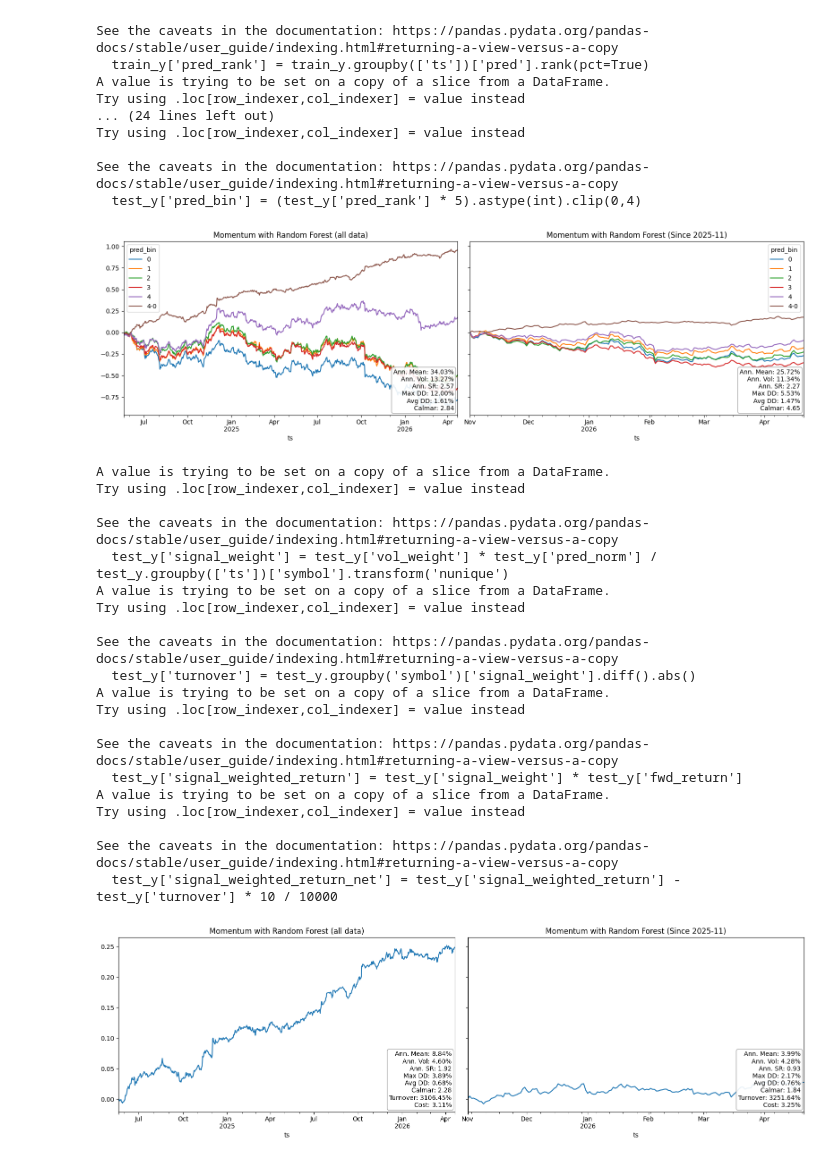
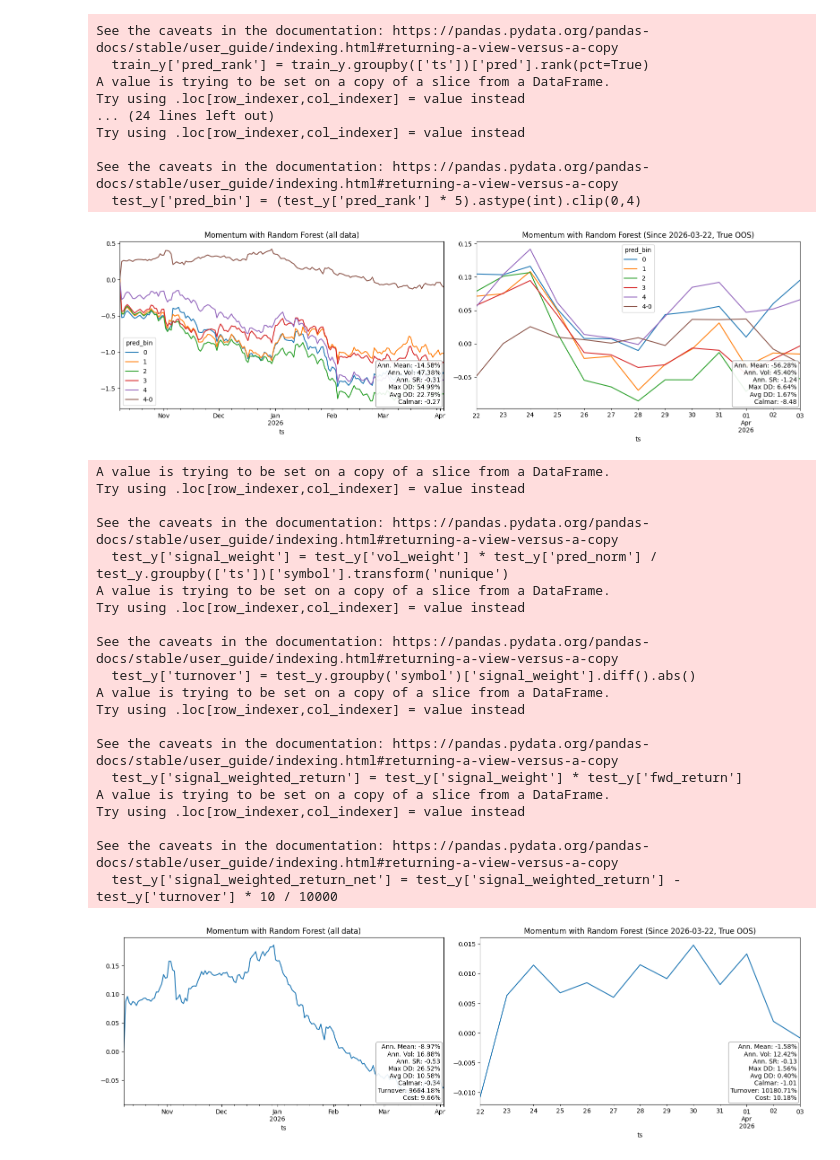
Before and after one commit to kcf1/Multistrat, a Jupyter notebook: strategies/research/double_sort.ipynb, the cells around one changed output. Cells and saved outputs as stored; diff of their text form; code cells hidden in the pictures.

```diff
--- a/strategies/research/double_sort.ipynb
+++ b/strategies/research/double_sort.ipynb
@@ -194,6 +221,13 @@ df = df.groupby(['date','symbol']).agg({
 }).reset_index()
 df['ts'] = pd.to_datetime(df['date'])
 df = df[['symbol','ts','close','volume','quote_volume','taker_buy_base_volume','taker_buy_quote_volume']]
+
+if sample_symbol:
+    # Randomly draw 25 symbols without replacement
+    chosen_symbols = np.random.choice(df['symbol'].unique(), size=25, replace=False)
+
+    # Filter df to only those symbols
+    df = df[df['symbol'].isin(chosen_symbols)].reset_index(drop=True)
 # %%
 df['log_close'] = np.log(df['close'])
 df['log_return'] = df.groupby('symbol')['log_close'].diff()
@@ -249,7 +290,7 @@ from datetime import timedelta
 
 hi = df['ts'].max()
 lo = df['ts'].min()
-mid = lo + (hi - lo) * 0.6
+mid = lo + (hi - lo) * 0.9
 # %%
 train_df = df[df['ts'] < mid]
 test_df = df[df['ts'] > mid]
@@ -387,8 +425,8 @@ np.float64(0.050440184183799)
 from sklearn.ensemble import RandomForestRegressor
 from xgboost import XGBRegressor
 # %%
-x_cols = ['mom_rank','trend_rank','breakout_rank','vwaprev_rank','takerratio_rank','drawdown_rank','ddath_rank','maxret_rank','skew_rank','vol_rank','relvol_rank','volume_rank','quotevol_rank','retvolcor_rank']
-y_cols = ['ts','symbol','vol_weight','fwd_return','vol_weighted_return']
+x_cols = ['mom_rank','trend_rank','breakout_rank','vwaprev_rank','takerratio_rank','drawdown_rank','ddath_rank','maxret_rank','skew_rank','vol_rank','volume_rank','quotevol_rank','retvolcor_rank']
+y_cols = ['ts','symbol','vol_weight','fwd_return','vol_weighted_return','vol_weighted_return2','vol_weighted_return3','vol_weighted_return4','fwd_return2','fwd_return3','fwd_return4']
 
 train_x,train_y = train_df[x_cols],train_df[y_cols]
 test_x,test_y = test_df[x_cols],test_df[y_cols]
@@ -400,8 +438,6 @@ sns.heatmap(train_x.corr(),annot=True, fmt='.2f', cmap='RdYlGn', cbar_kws={'labe
 # %%
-model = RandomForestRegressor(n_estimators=500, criterion='squared_error', max_depth=3, max_features='sqrt', min_samples_leaf=0.05, oob_score=True, n_jobs=-1, random_state=None)
-#model = XGBRegressor(n_estimators=500, objective='reg:squarederror', max_depth=3, min_child_weight=20, learning_rate=0.05, tree_method='hist', n_jobs=-1, random_state=42)
+model = RandomForestRegressor(n_estimators=500, criterion='squared_error', max_depth=3, max_features='sqrt', min_samples_leaf=0.05, bootstrap=True, oob_score=True, n_jobs=-1, random_state=None)
 model.fit(train_x, train_y[['vol_weighted_return']])
-#model.oob_score_
 # %% [output]
 RandomForestRegressor(max_depth=3, max_features='sqrt', min_samples_leaf=0.05,
                       n_estimators=500, n_jobs=-1, oob_score=True)
@@ -478,39 +515,51 @@ max_drawdown = drawdown.max()
 calmar = mean_ann / max_drawdown if max_drawdown != 0 else float('nan')
 
 # Filter for since 2025-11
-pnl_ts_since = pnl_ts[pnl_ts.index >= '2025-11']
+pnl_ts_since = pnl_ts[pnl_ts.index >= '2026-03-22']
 pnl_ls_since = pnl_ts_since['4-0']
 mean_ann_since = pnl_ls_since.mean() * 250
 vol_ann_since = pnl_ls_since.std() * (250) ** 0.5
 sr_ann_since = mean_ann_since / vol_ann_since if vol_ann_since != 0 else float('nan')
 
 cum_pnl_since = pnl_ls_since.cumsum()
 roll_max_since = cum_pnl_since.cummax()
 drawdown_since = roll_max_since - cum_pnl_since
 avg_drawdown_since = drawdown_since.mean()
 max_drawdown_since = drawdown_since.max()
 calmar_since = mean_ann_since / max_drawdown_since if max_drawdown_since != 0 else float('nan')
 
-fig, axes = plt.subplots(1, 2, figsize=(16, 5), sharey=True)
+if sample_symbol:
+    with open("rand_perf.txt", "a") as f:
+        f.write(
+            f"Ann. Mean: {mean_ann_since:.6f}, "
+            f"Ann. Vol: {vol_ann_since:.6f}, "
+            f"Ann. SR: {sr_ann_since:.4f}, "
+            f"Max DD: {max_drawdown_since:.6f}, "
+            f"Avg DD: {avg_drawdown_since:.6f}, "
+            f"Calmar: {calmar_since:.4f}\n"
+        )
+
+
+fig, axes = plt.subplots(1, 2, figsize=(16, 5), sharey=False)
 pnl_ts.cumsum().plot(ax=axes[0], title='Momentum with Random Forest (all data)')
 axes[0].annotate(
     f"Ann. Mean: {mean_ann:.2%}\nAnn. Vol: {vol_ann:.2%}\nAnn. SR: {sr_ann:.2f}\n"
     f"Max DD: {max_drawdown:.2%}\nAvg DD: {avg_drawdown:.2%}\nCalmar: {calmar:.2f}",
     xy=(0.99, 0.02), xycoords='axes fraction',
     fontsize=10, ha='right', va='bottom',
     bbox=dict(boxstyle='round', fc='w', ec='0.6', alpha=0.9)
 )
-pnl_ts_since.cumsum().plot(ax=axes[1], title='Momentum with Random Forest (Since 2025-11)')
+pnl_ts_since.cumsum().plot(ax=axes[1], title='Momentum with Random Forest (Since 2026-03-22, True OOS)')
 axes[1].annotate(
     f"Ann. Mean: {mean_ann_since:.2%}\nAnn. Vol: {vol_ann_since:.2%}\nAnn. SR: {sr_ann_since:.2f}\n"
     f"Max DD: {max_drawdown_since:.2%}\nAvg DD: {avg_drawdown_since:.2%}\nCalmar: {calmar_since:.2f}",
     xy=(0.99, 0.02), xycoords='axes fraction',
     fontsize=10, ha='right', va='bottom',
     bbox=dict(boxstyle='round', fc='w', ec='0.6', alpha=0.9)
 )
 plt.tight_layout()
 # %% [output]
-[figure, old version]
+[figure, new version]
 # %%
 from scipy.stats import norm
 import matplotlib.pyplot as plt
@@ -538,7 +587,7 @@ turnover = test_y.groupby(['ts'])['turnover'].sum().mean() * 250
 cost = turnover * 10 / 10000
 
 # Filter for "since 2025-11" and compute stats and Calmar
-pnl_ls_since = pnl_ls[pnl_ls.index >= '2025-11']
+pnl_ls_since = pnl_ls[pnl_ls.index >= '2026-03-22']
 mean_ann_since = pnl_ls_since.mean() * 250
 vol_ann_since = pnl_ls_since.std() * (250) ** 0.5
 sr_ann_since = mean_ann_since / vol_ann_since if vol_ann_since != 0 else float('nan')
@@ -553,7 +602,7 @@ calmar_since = mean_ann_since / max_drawdown_since if max_drawdown_since != 0 el
 turnover_since = test_y[test_y['ts'] >= '2025-11'].groupby(['ts'])['turnover'].sum().mean() * 250
 cost_since = turnover_since * 10 / 10000
 
-fig, axes = plt.subplots(1, 2, figsize=(16, 5), sharey=True)
+fig, axes = plt.subplots(1, 2, figsize=(16, 5), sharey=False)
 
 pnl_ls.cumsum().plot(ax=axes[0], title='Momentum with Random Forest (all data)')
 axes[0].annotate(
@@ -564,7 +613,7 @@ axes[0].annotate(
     fontsize=10, ha='right', va='bottom',
     bbox=dict(boxstyle='round', fc='w', ec='0.6', alpha=0.9)
 )
-pnl_ls_since.cumsum().plot(ax=axes[1], title='Momentum with Random Forest (Since 2025-11)')
+pnl_ls_since.cumsum().plot(ax=axes[1], title='Momentum with Random Forest (Since 2026-03-22, True OOS)')
 axes[1].annotate(
     f"Ann. Mean: {mean_ann_since:.2%}\nAnn. Vol: {vol_ann_since:.2%}\nAnn. SR: {sr_ann_since:.2f}\n"
     f"Max DD: {max_drawdown_since:.2%}\nAvg DD: {avg_drawdown_since:.2%}\nCalmar: {calmar_since:.2f}\n"
@@ -595,5 +644,5 @@ Try using .loc[row_indexer,col_indexer] = value instead
 
 See the caveats in the documentation: https://pandas.pydata.org/pandas-docs/stable/user_guide/indexing.html#returning-a-view-versus-a-copy
   test_y['signal_weighted_return_net'] = test_y['signal_weighted_return'] - test_y['turnover'] * 10 / 10000
-[figure, old version]
+[figure, new version]
 # %%
```
Also changed, not shown: parts of 10 cells of this notebook, 19 other files.
